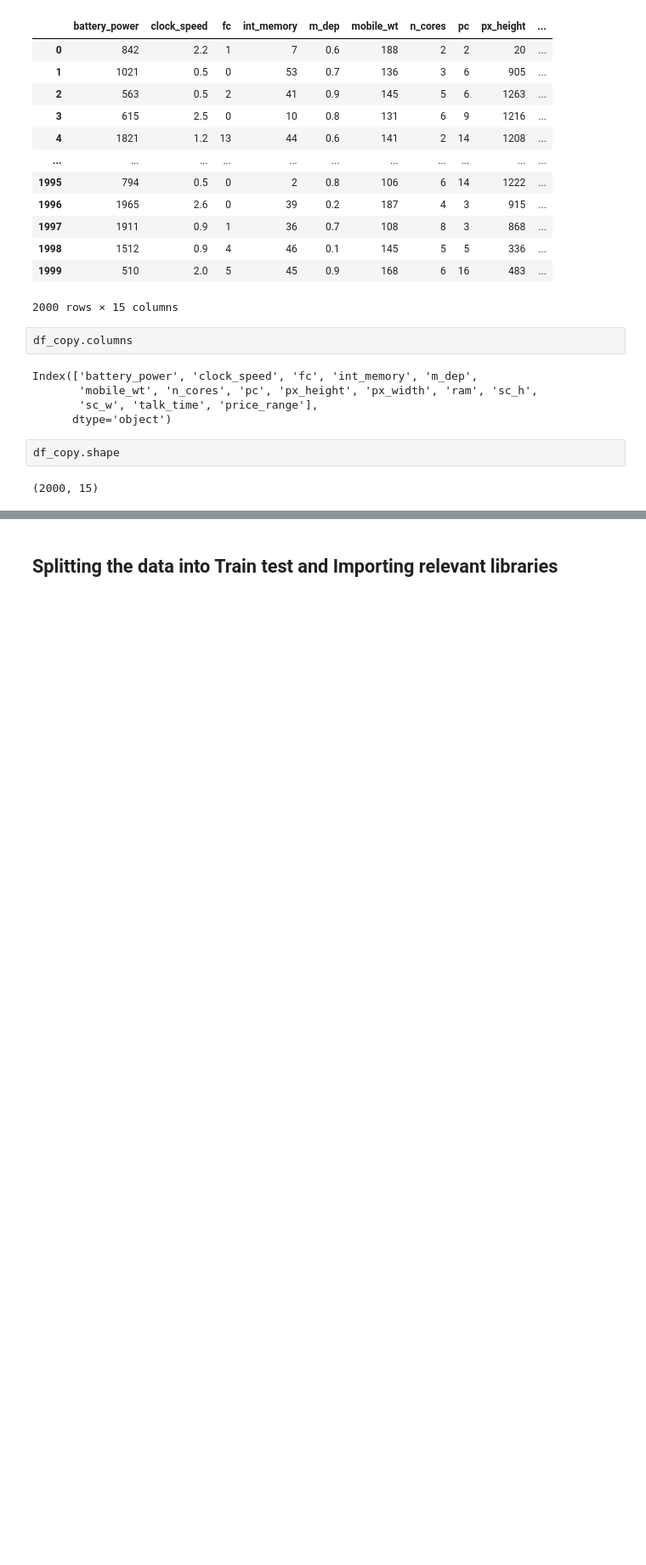
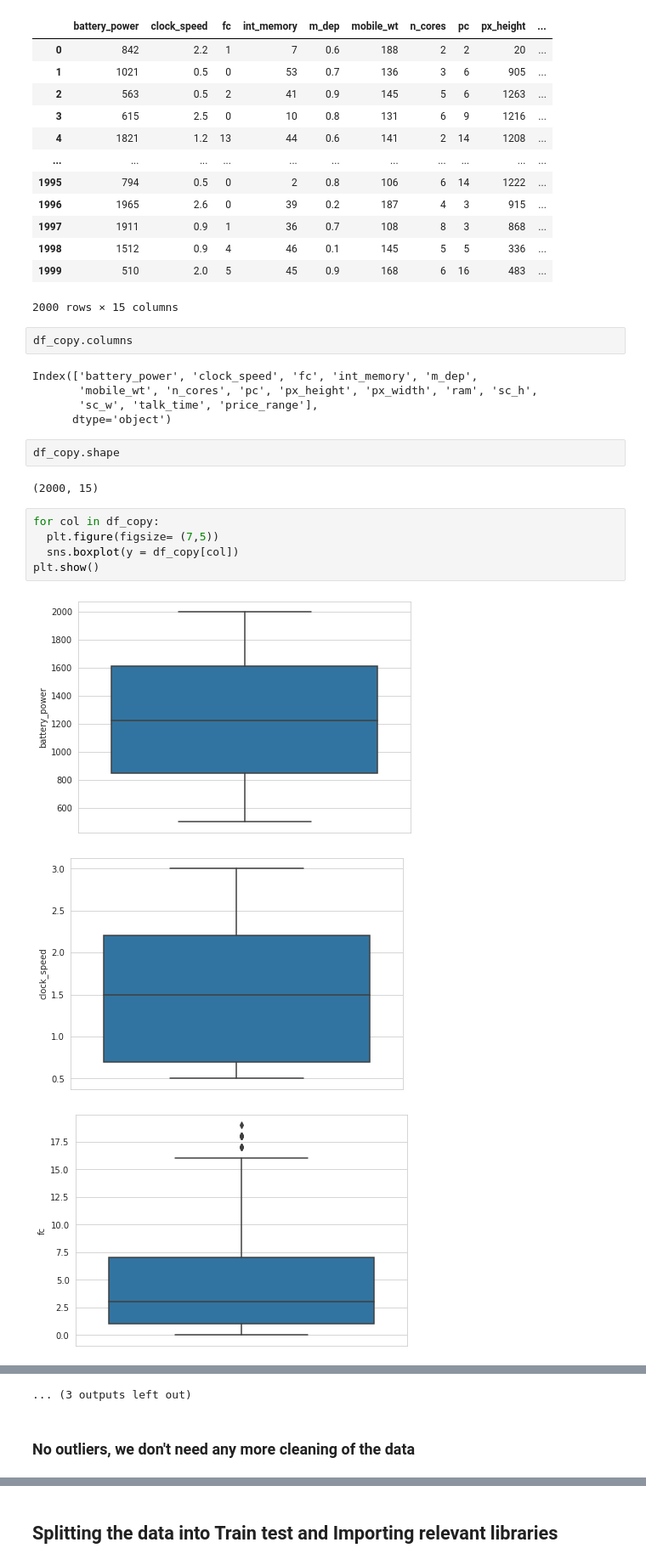
Before and after one commit to sagar2582/Capstone-3-Mobile_Price_Prediction, a Jupyter notebook: Capstone_3_Mobile_Price_Prediction.ipynb, the cells around one changed output, grey strips where cells are left out. Shown at 85% size. Saved outputs shown, nothing was run; the diff lists cells and outputs as text; blank space fills up the shorter version.

```diff
--- a/Capstone_3_Mobile_Price_Prediction.ipynb
+++ b/Capstone_3_Mobile_Price_Prediction.ipynb
@@ -478,3 +480,12 @@ Index(['battery_power', 'clock_speed', 'fc', 'int_memory', 'm_dep',
 df_copy.shape
 # %% [output]
 (2000, 15)
+# %%
+for col in df_copy:
+  plt.figure(figsize= (7,5))
+  sns.boxplot(y = df_copy[col])
+plt.show()
+# %% [output]
+[figure, added]
+[figure, added]
+[figure, added]
@@ -480,0 +501,3 @@ df_copy.shape
+... (3 outputs left out)
+# %% [markdown]
+### No outliers, we don't need any more cleaning of the data
```
Also changed, not shown: parts of 25 cells of this notebook.
